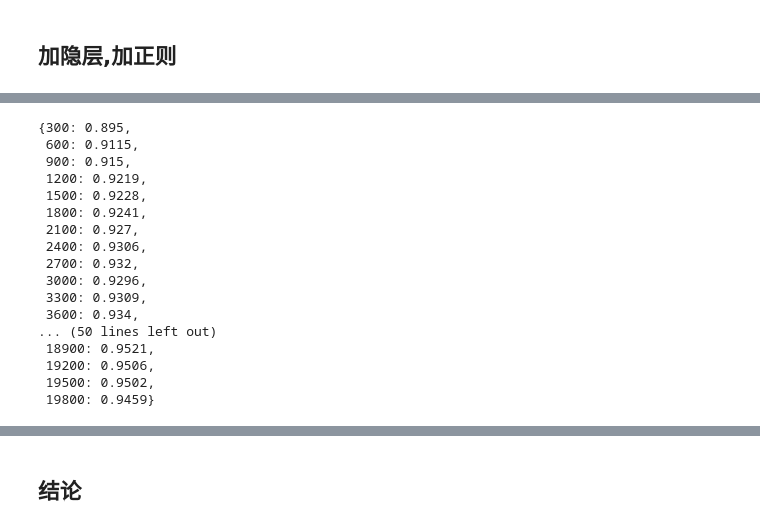
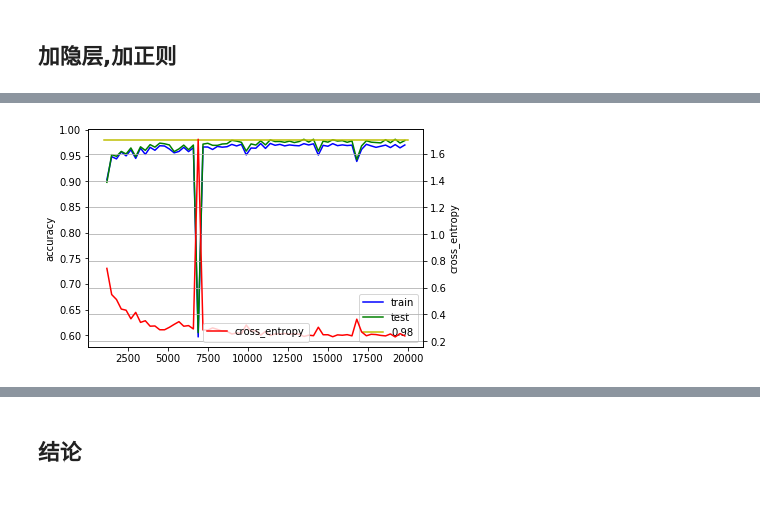
Before and after one commit to zhouzhiqi/Deep-Learning, a Jupyter notebook: Mnist/5_mnist_homework_l1l2.ipynb, the cells around one changed output, grey strips where cells are left out. Saved outputs shown, nothing was run; the diff lists cells and outputs as text; code cells hidden in the pictures; blank space fills up the shorter version.

```diff
--- a/Mnist/5_mnist_homework_l1l2.ipynb
+++ b/Mnist/5_mnist_homework_l1l2.ipynb
@@ -47,7 +63,7 @@ y_ = tf.placeholder(tf.float32, [None, 10])
 # %%
 cross_entropy = tf.reduce_mean(
     tf.nn.softmax_cross_entropy_with_logits_v2(labels=y_, logits=y))\
-    +tf.contrib.layers.l1_regularizer(0.001)(W,b)
+    +tf.contrib.layers.l1_regularizer(0.001)(W1,b1)
 # %% [markdown]
 ## 设置随机梯度下降
 # %%
@@ -116,12 +185,19 @@ sess.run(init_op)
 # %%
-# Train
-acc=dict()
+# 开始训练,Train
+
+# 设置正确率计算公式
 correct_prediction = tf.equal(tf.argmax(y, 1), tf.argmax(y_, 1))
 accuracy = tf.reduce_mean(tf.cast(correct_prediction, tf.float32))
 
+a_ce={'train':[],'test':[],'c_e':[]}#用于存放正确率和交叉熵
+#{'acc': accuracy, 'c_e': cross_entropy}
 for _ in range(20000):
+    # 每次获取小批量的数据
     batch_xs, batch_ys = mnist.train.next_batch(100)
+    # 执行train_step
     sess.run(train_step, feed_dict={x: batch_xs, y_: batch_ys})
     if _ %300==0:
-        acc[_]=sess.run(accuracy, feed_dict={x: mnist.test.images,
-                                    y_: mnist.test.labels})
+        #将正确率和交叉熵分别添加进各自的list
+        a_ce['train'].append(sess.run(accuracy, feed_dict={x: mnist.test.images,y_: mnist.test.labels}))
+        a_ce['c_e'].append(sess.run(cross_entropy, feed_dict={x: mnist.test.images,y_: mnist.test.labels}))
+        a_ce['test'].append(sess.run(accuracy, feed_dict={x: mnist.train.images,y_: mnist.train.labels}))
@@ -135,20 +204,28 @@ plt.show()
-# %%
-acc
-# %% [output]
-{300: 0.895,
- 600: 0.9115,
- 900: 0.915,
- 1200: 0.9219,
- 1500: 0.9228,
- 1800: 0.9241,
- 2100: 0.927,
- 2400: 0.9306,
- 2700: 0.932,
- 3000: 0.9296,
- 3300: 0.9309,
- 3600: 0.934,
-... (50 lines left out)
- 18900: 0.9521,
- 19200: 0.9506,
- 19500: 0.9502,
- 19800: 0.9459}
+# %%
+# 将得到的正确率和交叉熵转换成DataFrame
+df=pd.DataFrame(data=a_ce,index=[x for x in range(20000) if x%300==0])
+# 删除前几列的异常点
+df.drop([0,300,600,900],inplace=True)
+# %%
+# 绘图
+
+# 子图一: 正确率
+ax1 = plt.figure().add_subplot(111)
+ax1.plot(df['train'], label='train', color='b')
+ax1.plot(df['test'], label='test', color='g')
+ax1.plot([1000,20000], [0.98,0.98], label='0.98', color='y')
+#ax1.set_ylim([0.970, 0.984])
+ax1.set_ylabel('accuracy')
+ax1.legend(loc=4)
+
+# 子图一: 交叉熵
+ax2 = ax1.twinx()
+ax2.plot(df['c_e'],label='cross_entropy', color='r')
+#ax2.set_ylim([0.072, 0.100])
+ax2.set_ylabel('cross_entropy')
+ax2.legend(loc=8)
+
+plt.grid(True, linestyle = "-")
+plt.show()
+# %% [output]
+[figure, added]
```
Also changed, not shown: parts of 22 cells of this notebook, 10 other files.
